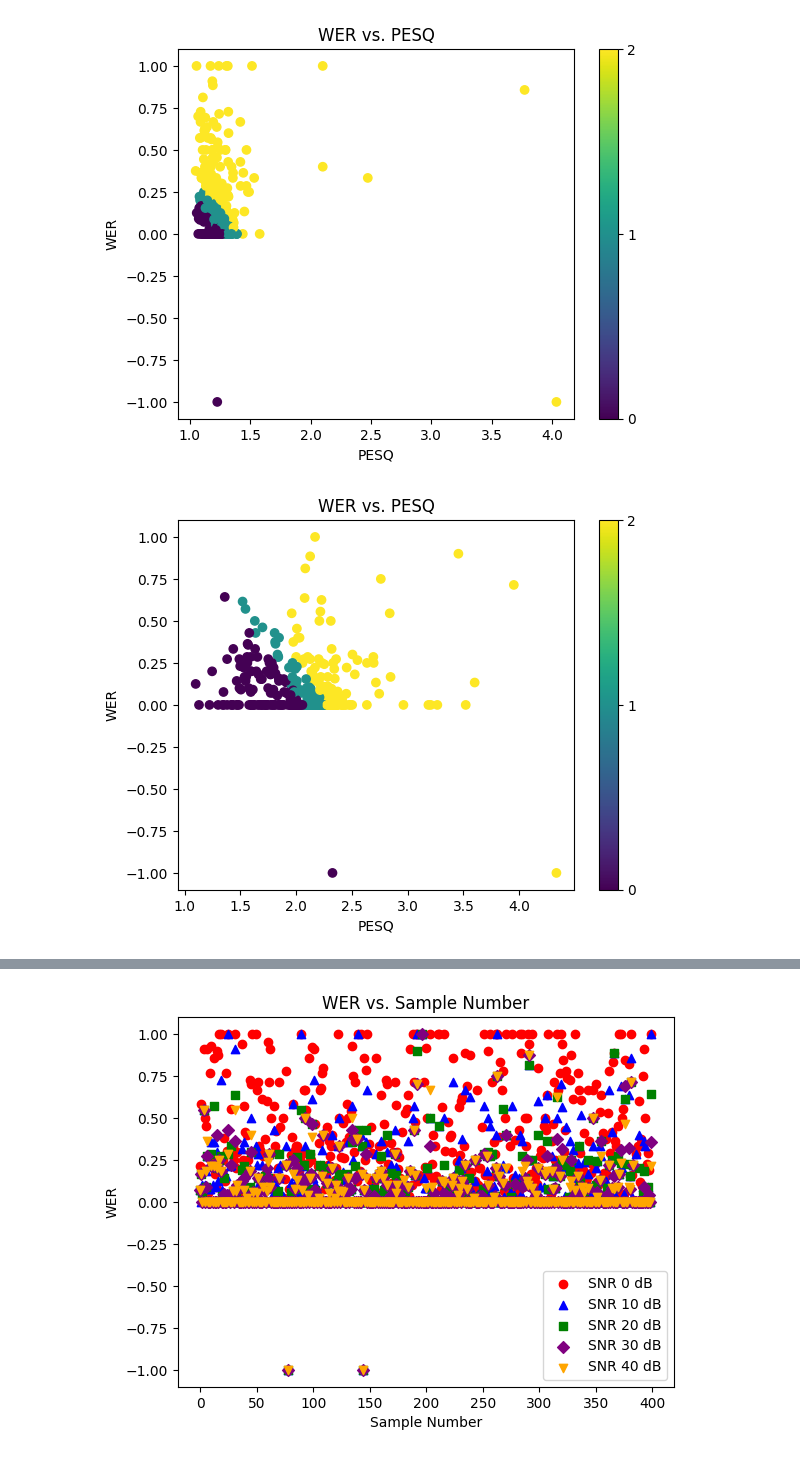
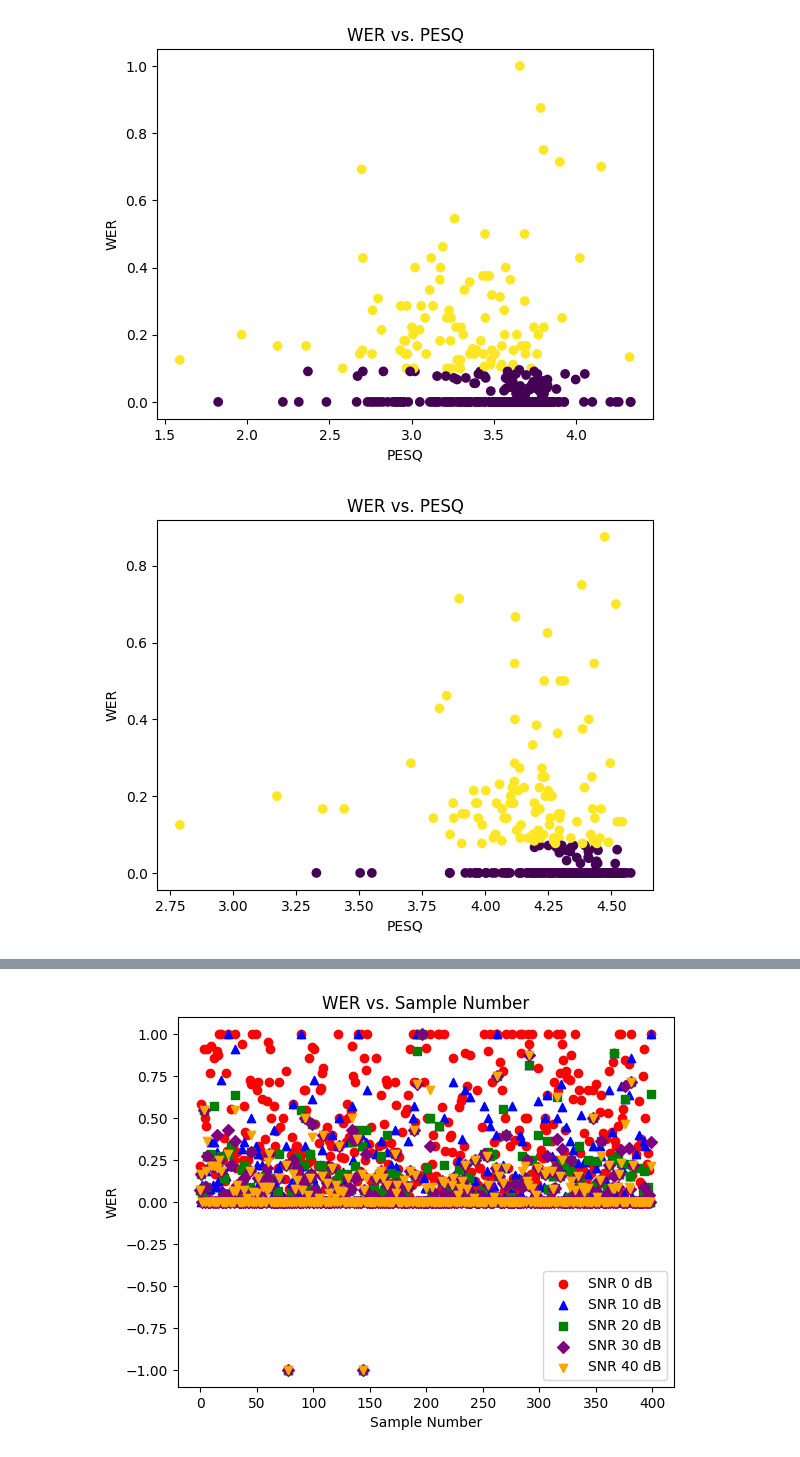
Before and after one commit to LucasTakanori/DA_programV2, a Jupyter notebook: DATABASE/test.ipynb, the cells around one changed output, grey strips where cells are left out. Saved outputs shown, nothing was run; the diff lists cells and outputs as text; code cells hidden in the pictures.

Commit message:
updated plots

```diff
--- a/DATABASE/test.ipynb
+++ b/DATABASE/test.ipynb
@@ -712,31 +655,39 @@ def plot_wer_pesq(output_file_path):
     data["SNR"] = [int(snr) for snr in data["SNR"]]
 
     # Limit WER values to be from -1 to 1
-    data["WER"] = np.clip(data["WER"], -1, 1)
+    data["WER"] = np.clip(data["WER"], 0, 1)
+    data["PESQ"] = np.clip(data["PESQ"], 1, 5)
 
     # Calculate combined scores and their percentiles
-    combined_scores = np.array(data["WER"]) + np.array(data["PESQ"])
-    combined_percentiles = np.percentile(combined_scores, [33, 66])  # [numpy.org](https://numpy.org/doc/stable/reference/generated/numpy.percentile.html)
+    combined_scores = np.array(data["WER"]) #+ np.array(data["PESQ"])
+
+    combined_percentiles = np.percentile(combined_scores, [25, 75])  # [numpy.org](https://numpy.org/doc/stable/reference/generated/numpy.percentile.html)
 
     # Assign colors based on the percentiles of the combined scores
-    colors = np.digitize(combined_scores, combined_percentiles)
+    colors = np.digitize(data["WER"], combined_percentiles)
+
+        # Assign colors based on the percentiles of the combined scores
+    # colors = np.zeros(len(combined_scores))
+    # colors[combined_scores <= combined_percentiles[0]] = 0
+    # colors[(combined_scores > combined_percentiles[0]) & (combined_scores <= combined_percentiles[1])] = 1
+    # colors[combined_scores > combined_percentiles[1]] = 2
 
     # Create scatter plot
     plt.scatter(data["PESQ"], data["WER"], c=colors)
     plt.xlabel("PESQ")
     plt.ylabel("WER")
     plt.title("WER vs. PESQ")
-    plt.colorbar(ticks=[0, 1, 2])
+    #plt.colorbar(ticks=[0, 1, 2])
     plt.show()
 
-output_file_path = Path("OUTPUT0DB.tsv")
-output_file_path1 = Path("OUTPUT10DB.tsv")
+#output_file_path = Path("OUTPUT0DB.tsv")
+#output_file_path1 = Path("OUTPUT10DB.tsv")
 output_file_path2 = Path("OUTPUT20DB.tsv")
 output_file_path3 = Path("OUTPUT30DB.tsv")
 output_file_path4 = Path("OUTPUT40DB.tsv")
 
-plot_wer_pesq(output_file_path)
-plot_wer_pesq(output_file_path1)
+#plot_wer_pesq(output_file_path)
+#plot_wer_pesq(output_file_path1)
 plot_wer_pesq(output_file_path2)
 plot_wer_pesq(output_file_path3)
 plot_wer_pesq(output_file_path4)
@@ -745,2 +696,2 @@ plot_wer_pesq(output_file_path4)
-[figure, old version]
+[figure, new version]
-[figure, old version]
+[figure, new version]
```
Also changed, not shown: parts of 10 cells of this notebook, 1 other file.
